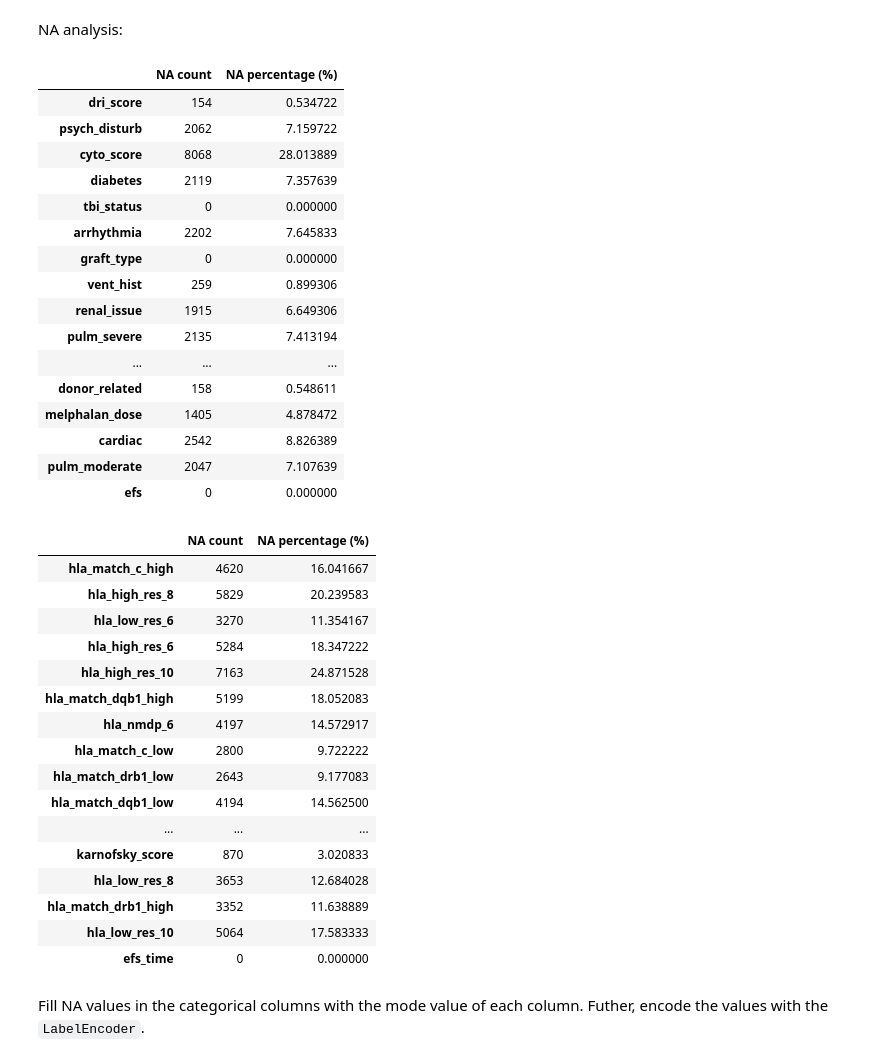
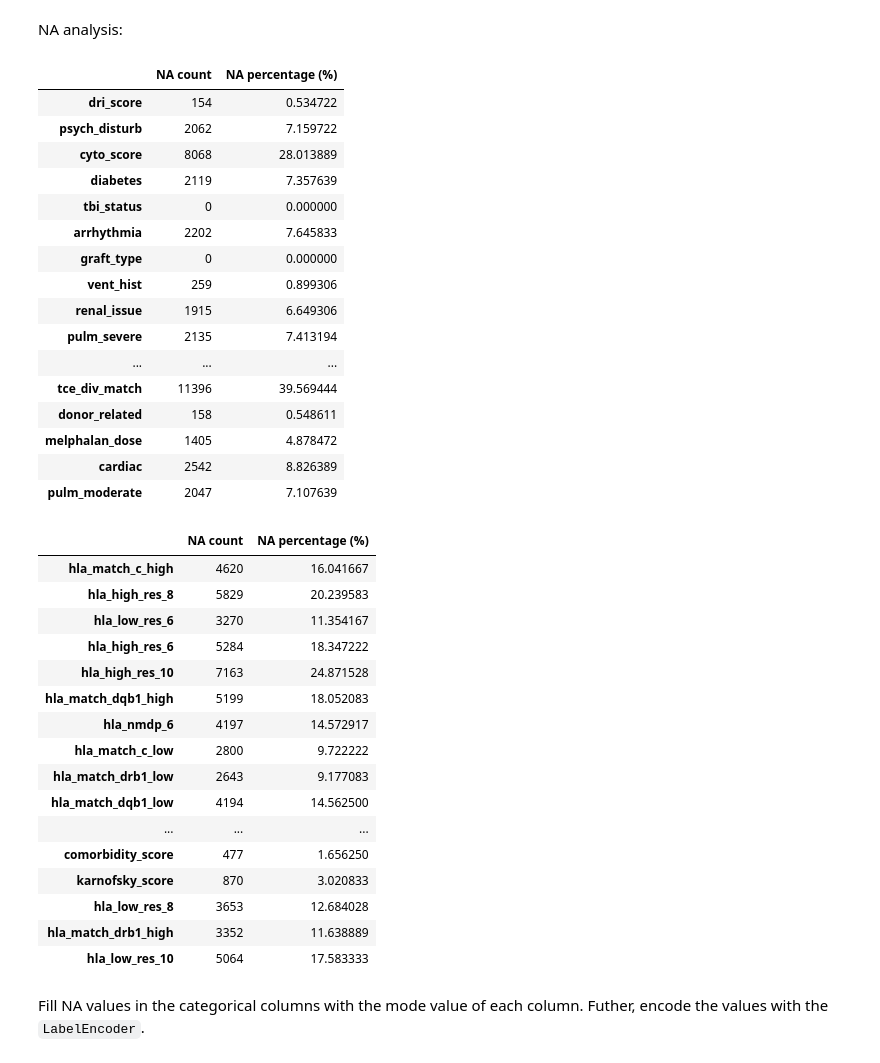
Before and after one commit to serjshul/CIBMTR_Survival_Predictions, a Jupyter notebook: CIBMTR_2025.ipynb, the cells around one changed output. Cells and saved outputs as stored; diff of their text form; code cells hidden in the pictures.

```diff
--- a/CIBMTR_2025.ipynb
+++ b/CIBMTR_2025.ipynb
@@ -118,3 +120,13 @@ event_col = 'efs'
+# %%
+duration_col = 'efs_time'
+event_col = 'efs'
+
+#
+df_train_features = df_train.drop(columns=[duration_col, event_col])
+train_durations = df_train[duration_col].values
+train_events = df_train[event_col].values
+#
+df_test_features = df_test.copy()
 # %% [markdown]
 Data types:
 # %%
@@ -146,6 +158,9 @@ hla_match_drb1_low, hla_match_dqb1_low, year_hct, hla_match_a_high, donor_age,
 hla_match_b_low, age_at_hct, hla_match_a_low, hla_match_b_high,
 comorbidity_score, karnofsky_score, hla_low_res_8, hla_match_drb1_high,
 hla_low_res_10, efs_time
+# %%
+categorical_cols = categorical_cols[categorical_cols != 'efs']
+numerical_cols = numerical_cols[numerical_cols != 'efs_time']
 # %% [markdown]
 NA analysis:
 # %%
@@ -156,27 +171,27 @@ def analyze_na(df):
     })
     return na_summary
 # %%
-analyze_na(df_train[categorical_cols])
+analyze_na(df_train_features[categorical_cols])
 # %% [output]
 |  | NA count | NA percentage (%) |
 | dri_score | 154 | 0.534722 |
 | psych_disturb | 2062 | 7.159722 |
 | cyto_score | 8068 | 28.013889 |
 | diabetes | 2119 | 7.357639 |
 | tbi_status | 0 | 0.000000 |
 | arrhythmia | 2202 | 7.645833 |
 | graft_type | 0 | 0.000000 |
 | vent_hist | 259 | 0.899306 |
 | renal_issue | 1915 | 6.649306 |
 | pulm_severe | 2135 | 7.413194 |
 | ... | ... | ... |
+| tce_div_match | 11396 | 39.569444 |
 | donor_related | 158 | 0.548611 |
 | melphalan_dose | 1405 | 4.878472 |
 | cardiac | 2542 | 8.826389 |
 | pulm_moderate | 2047 | 7.107639 |
-| efs | 0 | 0.000000 |
 # %%
-analyze_na(df_train[numerical_cols])
+analyze_na(df_train_features[numerical_cols])
 # %% [output]
 |  | NA count | NA percentage (%) |
 | hla_match_c_high | 4620 | 16.041667 |
@@ -190,11 +205,11 @@ analyze_na(df_train[numerical_cols])
 | hla_match_drb1_low | 2643 | 9.177083 |
 | hla_match_dqb1_low | 4194 | 14.562500 |
 | ... | ... | ... |
+| comorbidity_score | 477 | 1.656250 |
 | karnofsky_score | 870 | 3.020833 |
 | hla_low_res_8 | 3653 | 12.684028 |
 | hla_match_drb1_high | 3352 | 11.638889 |
 | hla_low_res_10 | 5064 | 17.583333 |
-| efs_time | 0 | 0.000000 |
 # %% [markdown]
 Fill NA values in the categorical columns with the mode value of each column. Futher, encode the values with the `LabelEncoder`.
 # %%
```
Also changed, not shown: parts of 35 cells of this notebook.
